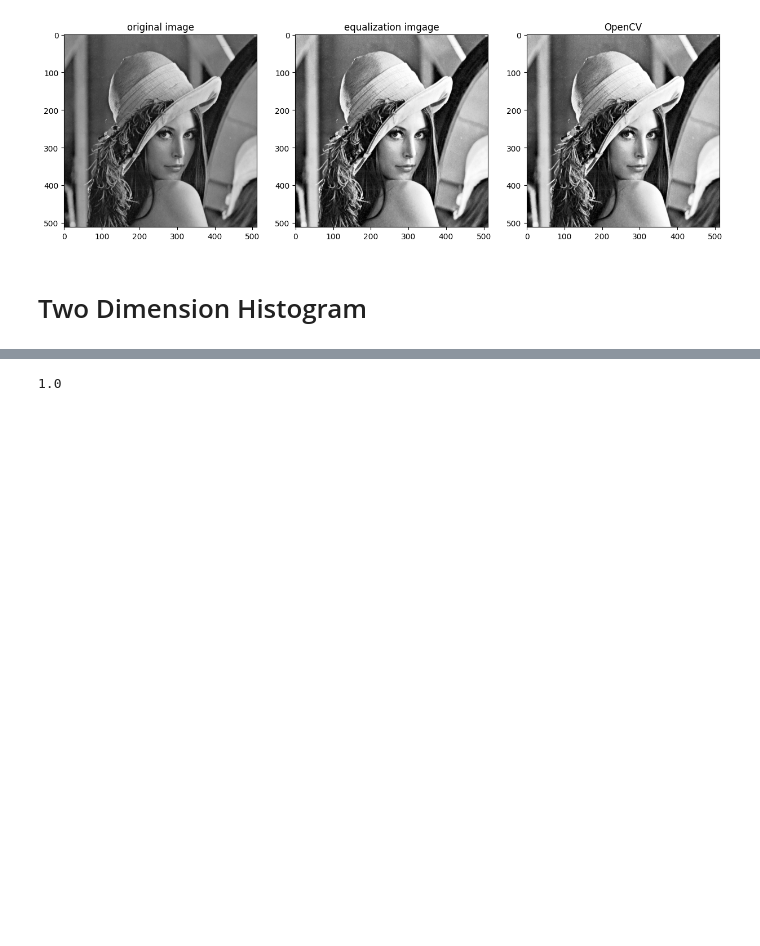
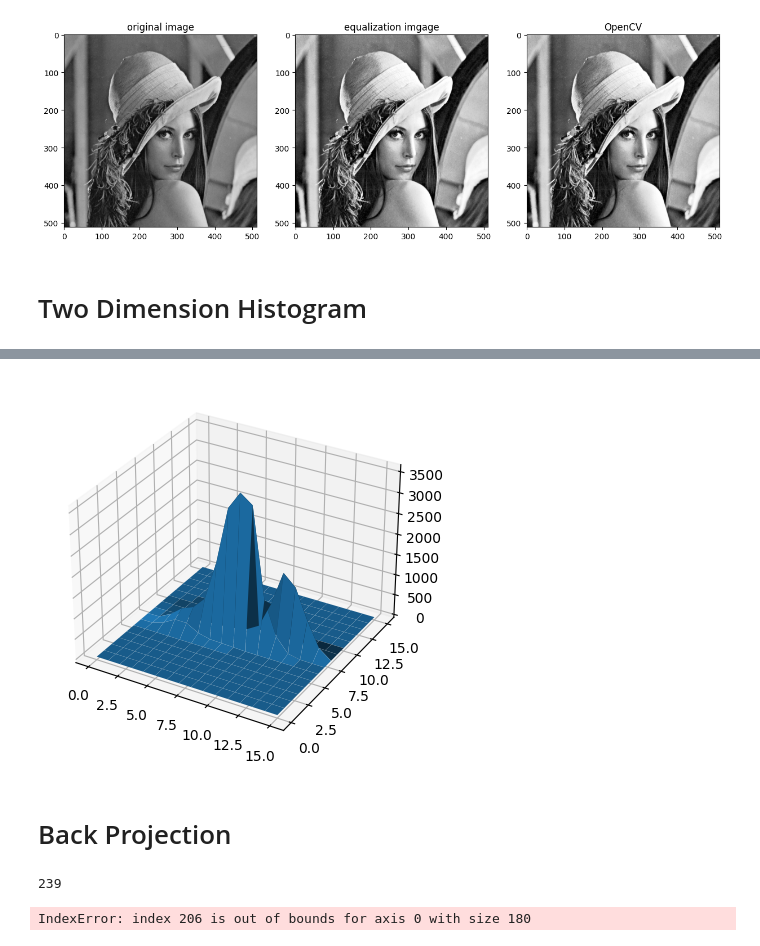
Before and after one commit to JHBaek0306/ImageProcess, a Jupyter notebook: Histogram.ipynb, the cells around one changed output, grey strips where cells are left out. Drawn from its saved outputs; the diff is of its cells as text; code cells hidden in the pictures; blank space fills up the shorter version.

```diff
--- a/Histogram.ipynb
+++ b/Histogram.ipynb
@@ -107,24 +107,66 @@ def quantize(a, q, L):
     return result
 # %%
 hsv_img = cv2.cvtColor(color_img, cv2.COLOR_BGR2HSV)
-hsv_face_img = cv2.cvtColor(face_image, cv2.COLOR_BGR2HSV)
+hsv_face_img = cv2.cvtColor(target_image, cv2.COLOR_BGR2HSV)
 
 # Quantization Mapping
 q = 16
 L = 256
 
 M, N, V = hsv_face_img.shape
 hs_hist = np.zeros(shape=(q, q))
 
 # Quantization
 for j in range(M):
     for i in range(N):
         hs_hist[quantize(hsv_face_img[j,i,0],q, L), quantize(hsv_face_img[j,i,1], q, L)] += 1
 
 # Normalize Histogram
 n_hs_hist = np.zeros(shape=(q,q))
 for j in range(q):
     for i in range(q):
         n_hs_hist[j,i] = hs_hist[j,i] / (M * N)
+
+x = np.arange(q)
+y = np.arange(q)
+xx,yy = np.meshgrid(x,y)
+
+fig = plt.figure()
+ax = fig.add_subplot(111,projection='3d')
+ax.plot_surface(xx,yy,hs_hist.squeeze())
+
+plt.show()
 # %% [output]
-1.0
+[figure, added]
+# %% [markdown]
+# Back Projection
+# %%
+hsv = cv2.cvtColor(color_img, cv2.COLOR_BGR2HSV)
+hsvt = cv2.cvtColor(target_image, cv2.COLOR_BGR2HSV)
+h, w, d = hsv.shape
+th, tw, td = hsvt.shape
+print(np.max(hsvt[::,0]))
+M = np.zeros(shape=(180, 256))
+I = np.zeros(shape=(180, 256))
+
+for i in range(h):
+    for j in range(w):
+        M[hsv[i,j,0], hsv[i,j,1]] += 1
+
+for i in range(th):
+    for j in range(tw):
+        I[hsvt[i,j,0], hsvt[i,j,1]] += 1
+
+R = M / I
+
+h = hsvt[::,0]
+s = hsvt[::,1]
+v = hsvt[::,2]
+
+B = R[h.ravel(), s.ravel()]
+
+B = np.minimum(B, 1)
+B = B.reshape(hsvt.shape[:2])
+# %% [output]
+239
+IndexError: index 206 is out of bounds for axis 0 with size 180
```
Also changed, not shown: parts of 1 cell of this notebook.
